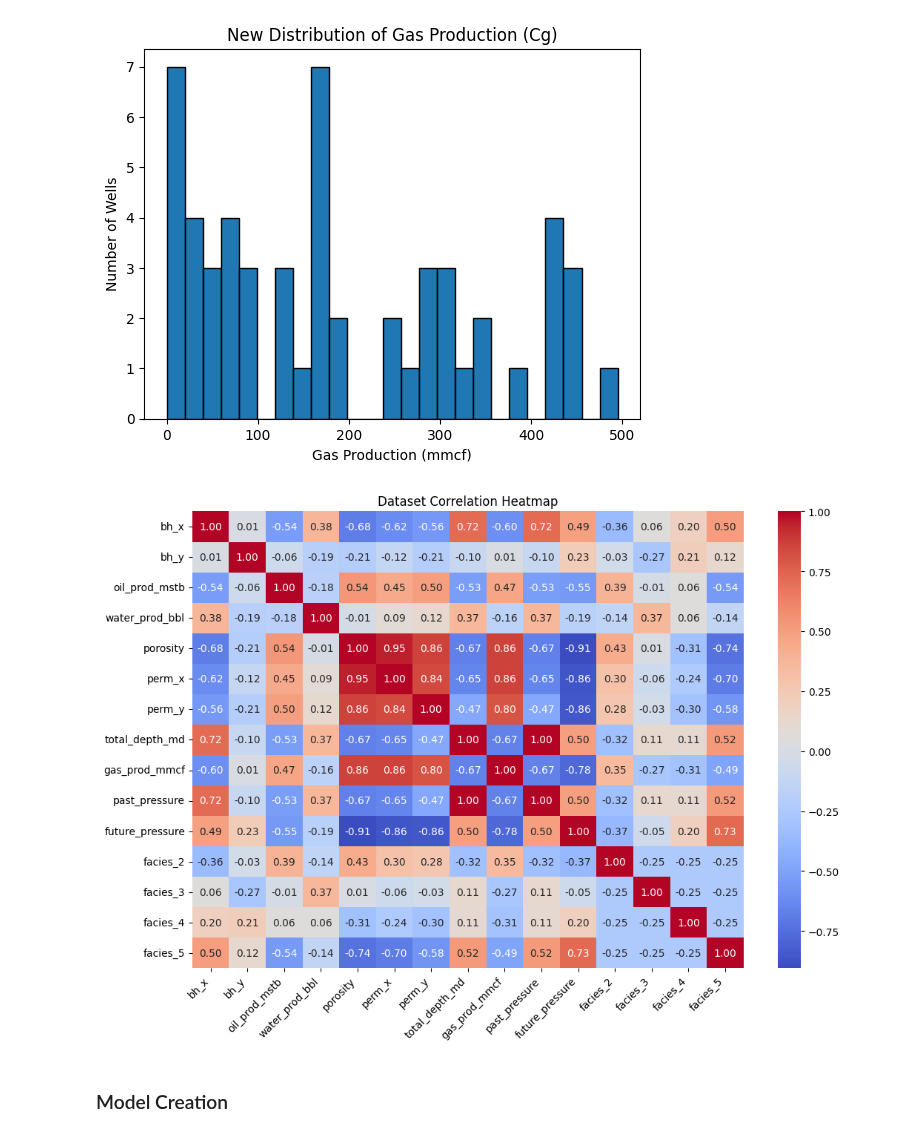
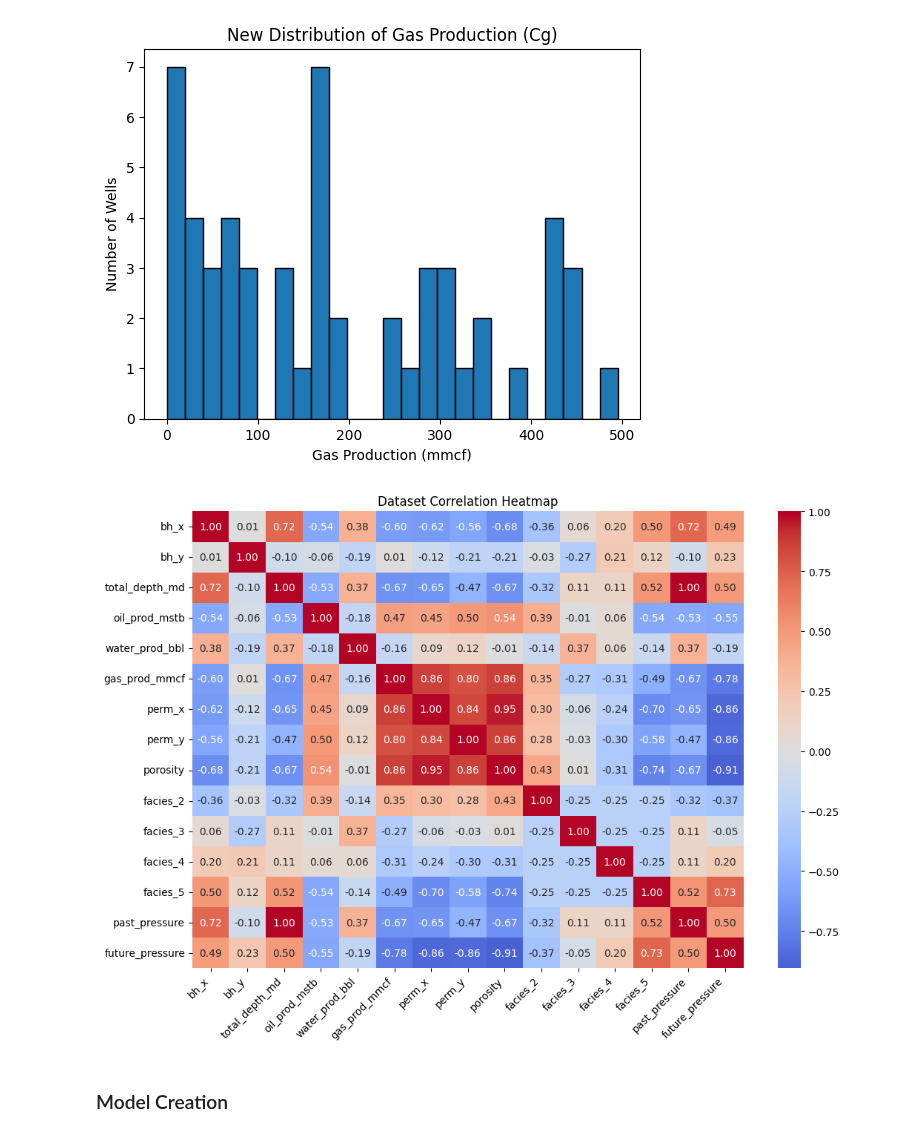
Before and after one commit to elnflores/NSC-325-Sweet-Spot-Identification, a Jupyter notebook: Sweet-Spot-Identification.ipynb, the cells around one changed output. Cells and saved outputs as stored; diff of their text form; code cells hidden in the pictures.

Commit message:
Rearranged column order

```diff
--- a/Sweet-Spot-Identification.ipynb
+++ b/Sweet-Spot-Identification.ipynb
@@ -103,0 +97,7 @@ df.head()
+# %%
+# One-hot encode facies since it is categorical
+df = pd.get_dummies(df, columns=['facies'], drop_first=True)
+
+# Rearrange columns: well coordinates, production amounts, rock info, and dates
+df = df[['bh_x', 'bh_y', 'total_depth_md', 'oil_prod_mstb', 'water_prod_bbl', 'gas_prod_mmcf', 'perm_x', 'perm_y', 'porosity', 'facies_2', 'facies_3', 'facies_4', 'facies_5', 'past_pressure', 'future_pressure']]
+df.head()
@@ -191,10 +187,10 @@ plt.show()
 # %%
 # Heatmap to display correlations
 correlation_matrix = df.corr()
 plt.figure(figsize=(12, 8))
-sns.heatmap(correlation_matrix, annot=True, cmap='coolwarm', fmt='.2f')
+sns.heatmap(correlation_matrix, annot=True, cmap='coolwarm', fmt='.2f', center=0)
 plt.title('Dataset Correlation Heatmap')
 plt.xticks(rotation=45, ha='right')
 plt.show()
 # %% [output]
-[figure, old version]
+[figure, new version]
```
Also changed, not shown: parts of 7 cells of this notebook.
